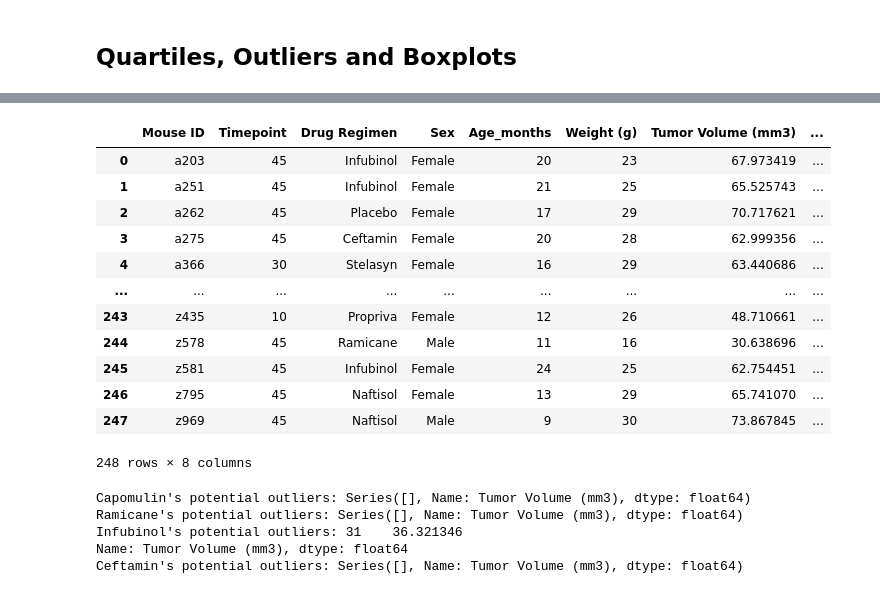
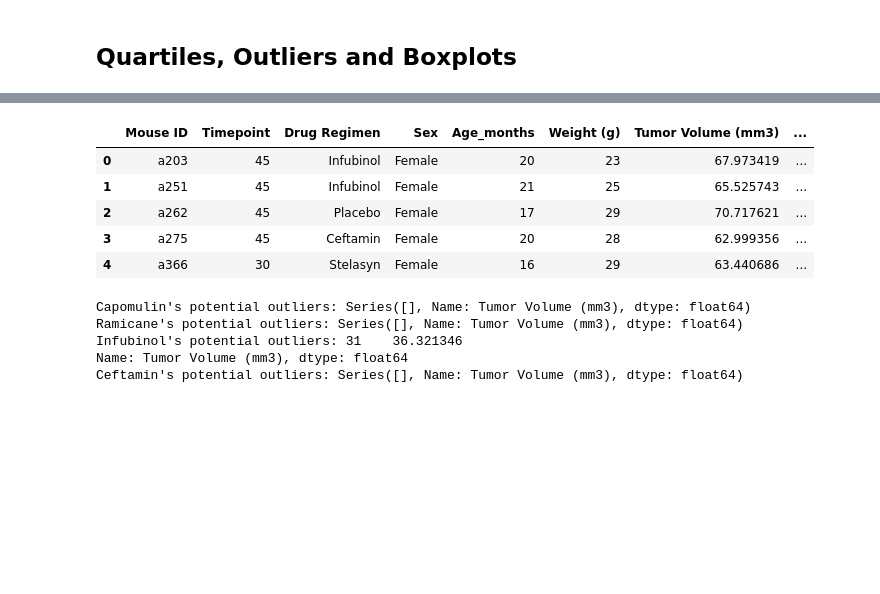
Before and after one commit to richardk6/Matplotlib-Project, a Jupyter notebook: Pymaceuticals/pymaceuticals_updated_KRB.ipynb, the cells around one changed output, grey strips where cells are left out. Cells and saved outputs as stored; diff of their text form; code cells hidden in the pictures; blank space fills up the shorter version.

```diff
--- a/Pymaceuticals/pymaceuticals_updated_KRB.ipynb
+++ b/Pymaceuticals/pymaceuticals_updated_KRB.ipynb
@@ -241,27 +210,20 @@ clean_mouse_study_complete_df
 # %%
 # Calculate the final tumor volume of each mouse across four of the drug regimens:
 # Start by getting the last (latest) timepoint for each mouse
 mouse_ID_max_time = clean_mouse_study_complete_df.groupby(["Mouse ID"]).max()
 mouse_ID_max_time = mouse_ID_max_time.reset_index()
 
 # Merge this group df with the original dataframe to get the tumor volume at the last timepoint
 # one row for each mouse by this merge, merge on mouse id and time point
 update_mouse_study_df = pd.merge(mouse_ID_max_time[["Mouse ID", "Timepoint"]], clean_mouse_study_complete_df, on=["Mouse ID", "Timepoint"], how="left")
-update_mouse_study_df
+update_mouse_study_df.head()
 # %% [output]
 |  | Mouse ID | Timepoint | Drug Regimen | Sex | Age_months | Weight (g) | Tumor Volume (mm3) | ... |
 | 0 | a203 | 45 | Infubinol | Female | 20 | 23 | 67.973419 | ... |
 | 1 | a251 | 45 | Infubinol | Female | 21 | 25 | 65.525743 | ... |
 | 2 | a262 | 45 | Placebo | Female | 17 | 29 | 70.717621 | ... |
 | 3 | a275 | 45 | Ceftamin | Female | 20 | 28 | 62.999356 | ... |
 | 4 | a366 | 30 | Stelasyn | Female | 16 | 29 | 63.440686 | ... |
-| ... | ... | ... | ... | ... | ... | ... | ... | ... |
-| 243 | z435 | 10 | Propriva | Female | 12 | 26 | 48.710661 | ... |
-| 244 | z578 | 45 | Ramicane | Male | 11 | 16 | 30.638696 | ... |
-| 245 | z581 | 45 | Infubinol | Female | 24 | 25 | 62.754451 | ... |
-| 246 | z795 | 45 | Naftisol | Female | 13 | 29 | 65.741070 | ... |
-| 247 | z969 | 45 | Naftisol | Male | 9 | 30 | 73.867845 | ... |
-248 rows × 8 columns
 # %%
 # Put the four drug regimens into a list that can be iterated over in a for-loop
 # (and later used for plot labels)
```
Also changed, not shown: parts of 3 cells of this notebook, 8 other files.
